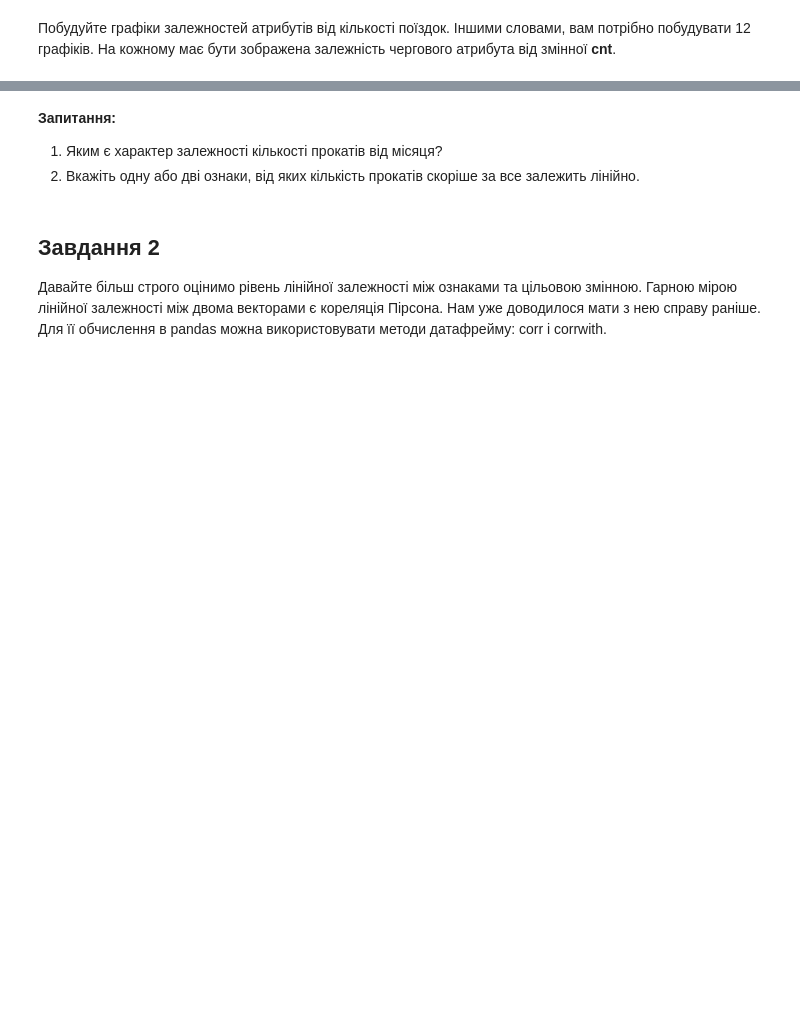
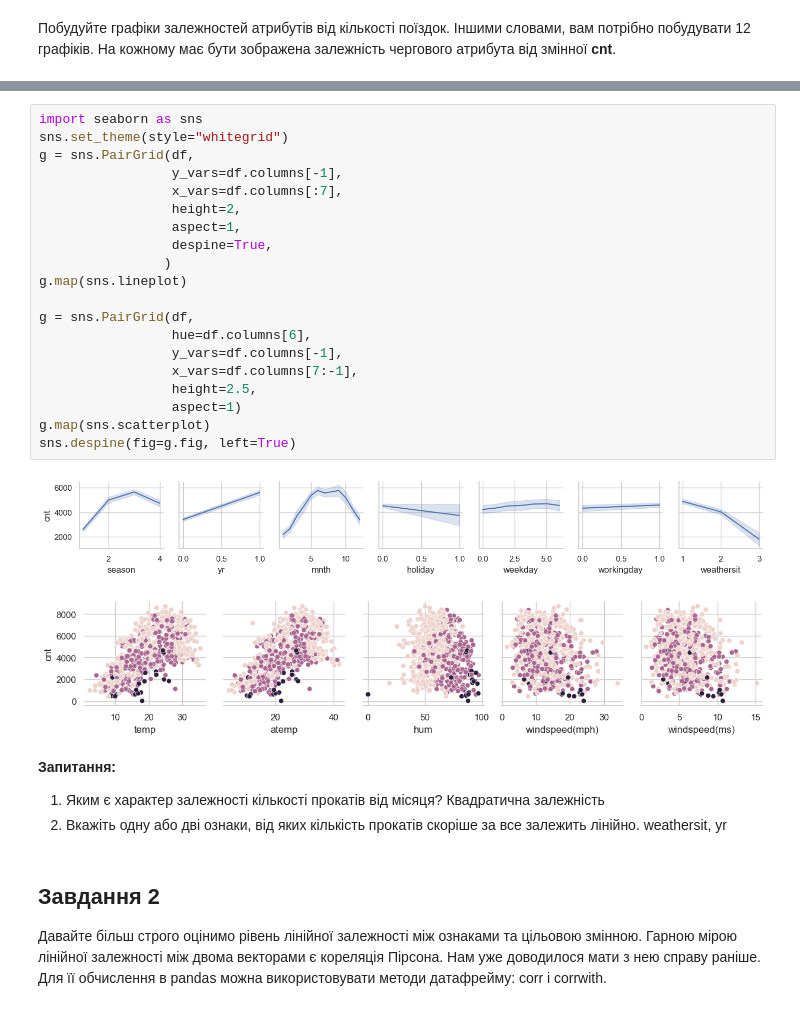
Before and after one commit to PavelStelmakhV/hw304-linear-regression-overfitting-regularization, a Jupyter notebook: OverfittingHomeWork.ipynb, the cells around one changed output, grey strips where cells are left out. Cells and saved outputs as stored; diff of their text form; blank space fills up the shorter version.

```diff
--- a/OverfittingHomeWork.ipynb
+++ b/OverfittingHomeWork.ipynb
@@ -59,7 +109,30 @@ ax2 = df.plot.box(column="cnt", by='yr', figsize=figsize)
+# %%
+import seaborn as sns
+sns.set_theme(style="whitegrid")
+g = sns.PairGrid(df,
+                 y_vars=df.columns[-1],
+                 x_vars=df.columns[:7],
+                 height=2,
+                 aspect=1,
+                 despine=True,
+                )
+g.map(sns.lineplot)
+
+g = sns.PairGrid(df,
+                 hue=df.columns[6],
+                 y_vars=df.columns[-1],
+                 x_vars=df.columns[7:-1],
+                 height=2.5,
+                 aspect=1)
+g.map(sns.scatterplot)
+sns.despine(fig=g.fig, left=True)
+# %% [output]
+[figure, added]
+[figure, added]
 # %% [markdown]
 __Запитання:__
-1. Яким є характер залежності кількості прокатів від місяця?
-1. Вкажіть одну або дві ознаки, від яких кількість прокатів скоріше за все залежить лінійно.
+1. Яким є характер залежності кількості прокатів від місяця? Квадратична залежність
+1. Вкажіть одну або дві ознаки, від яких кількість прокатів скоріше за все залежить лінійно. weathersit, yr
 # %% [markdown]
 ## Завдання 2
 
```
Also changed, not shown: parts of 12 cells of this notebook.
